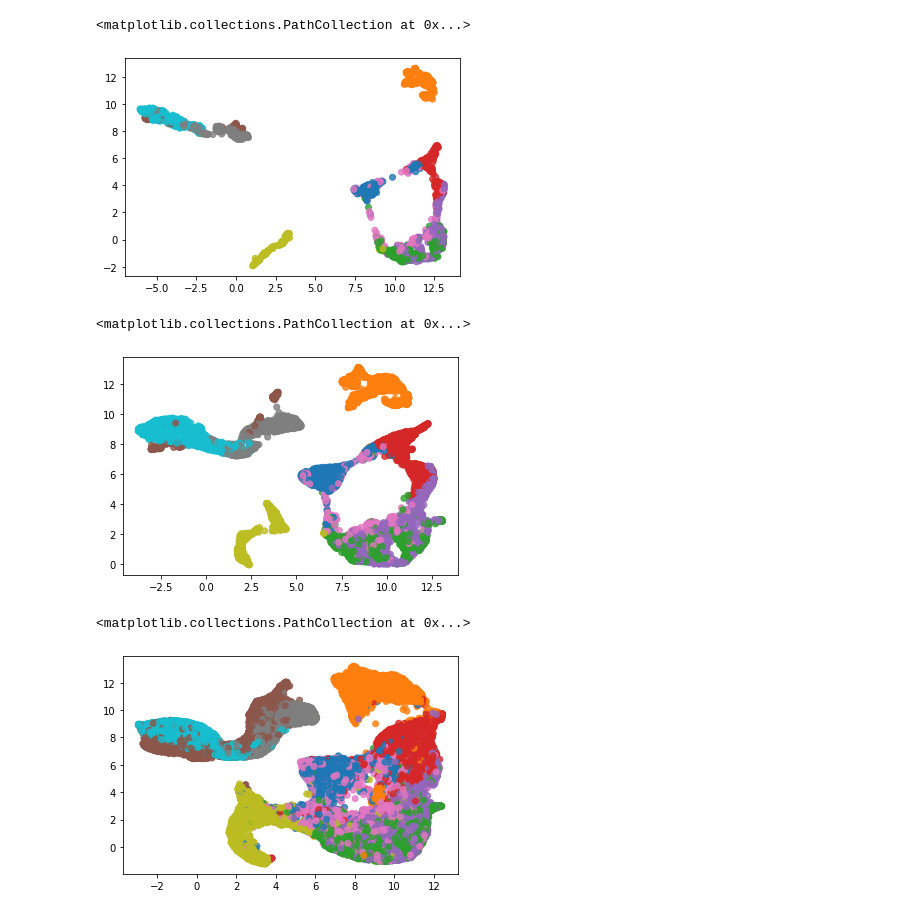
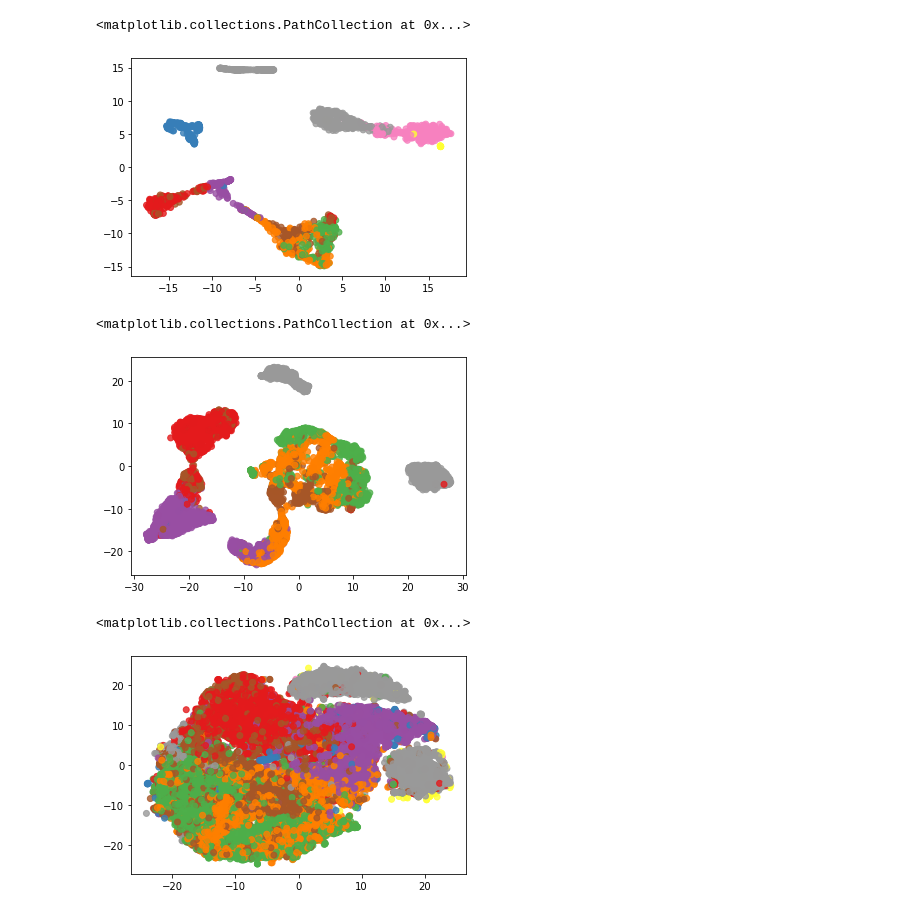
Before and after one commit to wilsonjr/humap, a Jupyter notebook: evaluation/plot.ipynb, the cells around one changed output. Cells and saved outputs as stored; diff of their text form; code cells hidden in the pictures.

```diff
--- a/evaluation/plot.ipynb
+++ b/evaluation/plot.ipynb
@@ -2,23 +2,23 @@
 import matplotlib.pyplot as plt
 import pandas as pd
 # %%
-dataset = 'fmnist'
-technique = 'humap'
+dataset = 'fmnist-drill'
+technique = 'hsne'
 # %%
-data = pd.read_csv('comparison-techniques/'+dataset+'/'+technique+'_it0_level2.csv')
-plt.scatter(data['x0'].values, data['y0'].values, c=data['label0'].values, alpha=0.8, cmap='tab10')
+data = pd.read_csv('comparison-drill/'+dataset+'/'+technique+'_it2_TOP.csv')
+plt.scatter(data['x2'].values, data['y2'].values, c=data['label2'].values, alpha=0.8, cmap='Set1')
 # %% [output]
 <matplotlib.collections.PathCollection at 0x...>
-[figure, old version]
+[figure, new version]
 # %%
-data = pd.read_csv('comparison-techniques/'+dataset+'/'+technique+'_it0_level1.csv')
-plt.scatter(data['x0'].values, data['y0'].values, c=data['label0'].values, alpha=0.8, cmap='tab10')
+data = pd.read_csv('comparison-drill/'+dataset+'/'+technique+'_it2_level1.csv')
+plt.scatter(data['x2'].values, data['y2'].values, c=data['label2'].values, alpha=0.8, cmap='Set1')
 # %% [output]
 <matplotlib.collections.PathCollection at 0x...>
-[figure, old version]
+[figure, new version]
 # %%
-data = pd.read_csv('comparison-techniques/'+dataset+'/'+technique+'_it0_level0.csv')
-plt.scatter(data['x0'].values, data['y0'].values, c=data['label0'].values, alpha=0.8, cmap='tab10')
+data = pd.read_csv('comparison-drill/'+dataset+'/'+technique+'_it2_level0.csv')
+plt.scatter(data['x2'].values, data['y2'].values, c=data['label2'].values, alpha=0.8, cmap='Set1')
 # %% [output]
 <matplotlib.collections.PathCollection at 0x...>
-[figure, old version]
+[figure, new version]
```
Also changed, not shown: 1 other file.
